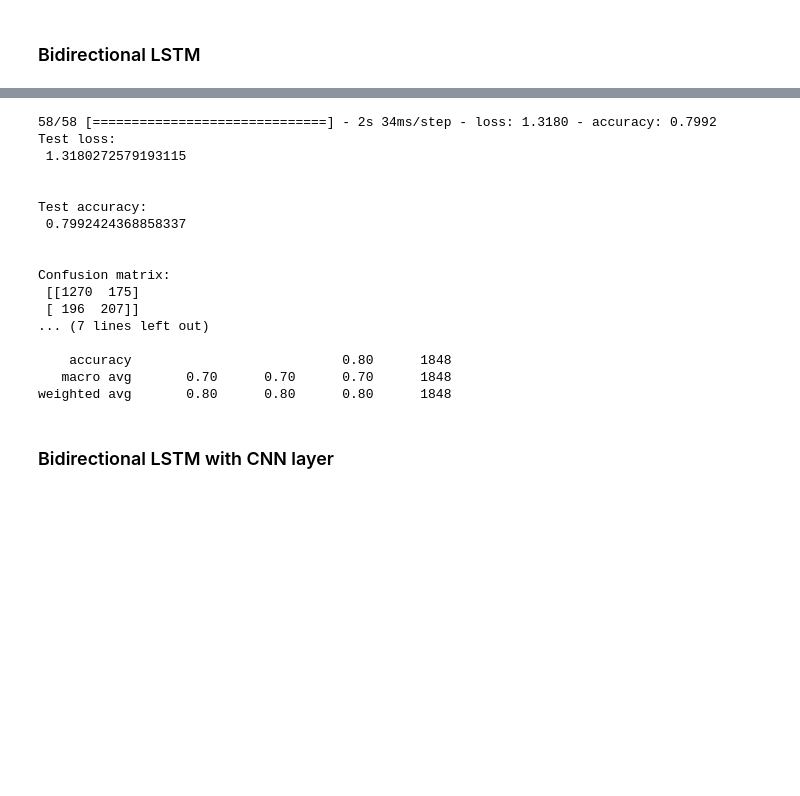
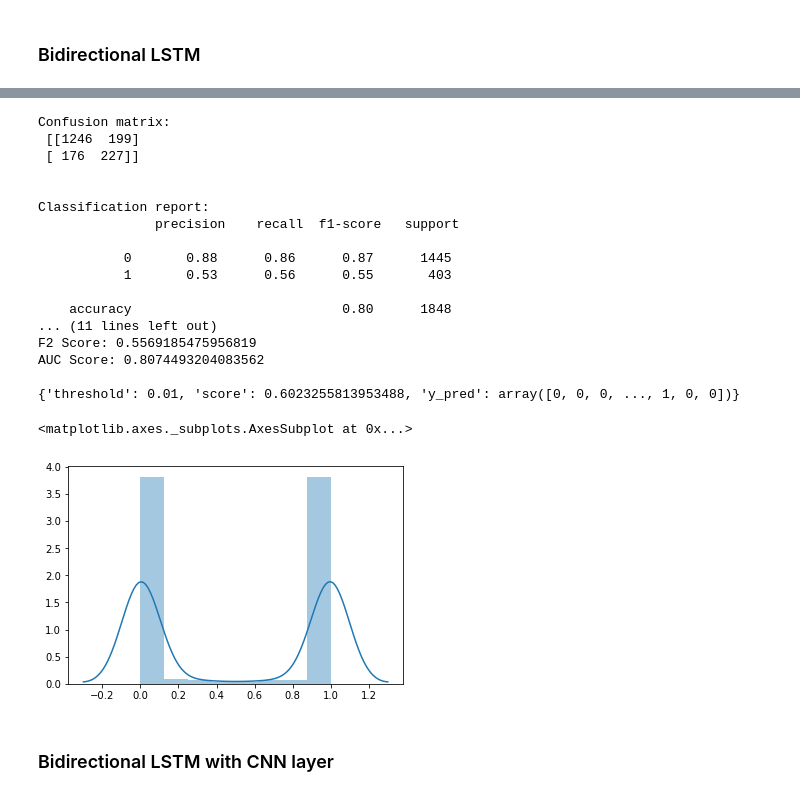
Before and after one commit to Fei-X/twitter_suicidal_tendency, a Jupyter notebook: modelling - LSTM (Text only).ipynb, the cells around one changed output, grey strips where cells are left out. Cells and saved outputs as stored; diff of their text form; code cells hidden in the pictures; blank space fills up the shorter version.

Commit message:
Updated LSTM model

```diff
--- a/modelling - LSTM (Text only).ipynb
+++ b/modelling - LSTM (Text only).ipynb
@@ -177,25 +185,31 @@ print(cws)
 # %% [markdown]
 ### Bidirectional LSTM
 # %%
-DEFAULT_BATCH_SIZE = 128
+DEFAULT_BATCH_SIZE = 64
 DEFAULT_EPOCHS = 100
-
 
 model = Sequential()
 model.add(Embedding(input_dim = (len(tokenizer.word_counts) + 1), output_dim = 128, input_length = MAX_SEQ_LEN))
 model.add(SpatialDropout1D(0.2))
 model.add(Bidirectional(LSTM(128, dropout=0.2, recurrent_dropout=0.2)))
 model.add(Dense(64, activation='relu'))
-model.add(Dense(2, activation='softmax'))
+model.add(Dense(2, activation='sigmoid'))
 
-model.compile(optimizer=tf.keras.optimizers.Adam(),
-              loss='categorical_crossentropy',
-              metrics=['accuracy'])
+model.compile(optimizer = 'adam',
+              loss = keras.losses.BinaryCrossentropy(from_logits = False),
+              metrics = ['accuracy']
+             )
 
-early_stop = tf.keras.callbacks.EarlyStopping(monitor='loss', min_delta=0.002, patience=2,
-                                              verbose=0, mode='auto', baseline=None)
+early_stop = keras.callbacks.EarlyStopping(monitor = 'loss',
+                                              verbose = 1,
+                                              patience = 10,
+                                              mode = 'auto',
+                                              restore_best_weights = True
+                                             )
+
 checkpoint = ModelCheckpoint('LSTM_models/best_LSTM_model.h5', monitor='loss', mode='auto',
                              verbose = 1, save_best_only=True)
+
 callbacks_list = [checkpoint, early_stop]
 
 model.fit(x=train_text_vec,
@@ -207,7 +221,7 @@ model.fit(x=train_text_vec,
           verbose=1,
           validation_data=(
               test_text_vec,
-              y_test_label
+              y_test_label,
           ))
 # %% [output]
 Epoch 1/100
@@ -230,11 +244,6 @@ Epoch 00019: loss did not improve from 0.02774
 <tensorflow.python.keras.callbacks.History at 0x...>
 # %%
 model.load_weights('LSTM_models/best_LSTM_model.h5')
-results = model.evaluate(test_text_vec, y_test_label)
-print("Test loss:\n", results[0])
-print("\n")
-print("Test accuracy:\n", results[1])
-print("\n")
 
 y_test_hat = model.predict(test_text_vec)
 confusion = confusion_matrix(np.argmax(y_test_label,axis=1), np.argmax(y_test_hat,axis=1))
@@ -243,24 +252,37 @@ class_report = classification_report(np.argmax(y_test_label, axis=1), np.argmax(
 print("Confusion matrix:\n", confusion)
 print("\n")
 print("Classification report:\n",class_report)
+
+perf_metrics = evaluate.performance(y_test, np.argmax(y_test_hat,axis=1), y_test_hat)
+print(perf_metrics['report'])
+
+threshold_metrics = evaluate.threshold(y_test_hat, y_test)
+print(threshold_metrics)
 # %% [output]
-58/58 [==============================] - 2s 34ms/step - loss: 1.3180 - accuracy: 0.7992
-Test loss:
- 1.3180272579193115
+Confusion matrix:
+ [[1246  199]
+ [ 176  227]]
 
 
-Test accuracy:
- 0.7992424368858337
+Classification report:
+               precision    recall  f1-score   support
 
-
-Confusion matrix:
- [[1270  175]
- [ 196  207]]
-... (7 lines left out)
+           0       0.88      0.86      0.87      1445
+           1       0.53      0.56      0.55       403
 
     accuracy                           0.80      1848
-   macro avg       0.70      0.70      0.70      1848
-weighted avg       0.80      0.80      0.80      1848
+... (11 lines left out)
+F2 Score: 0.5569185475956819
+AUC Score: 0.8074493204083562
+
+{'threshold': 0.01, 'score': 0.6023255813953488, 'y_pred': array([0, 0, 0, ..., 1, 0, 0])}
+# %%
+import seaborn as sns
+
+sns.distplot(y_test_hat)
+# %% [output]
+<matplotlib.axes._subplots.AxesSubplot at 0x...>
+[figure, added]
 # %% [markdown]
 ### Bidirectional LSTM with CNN layer
 # %%
```
Also changed, not shown: parts of 7 cells of this notebook, 2 other files.
